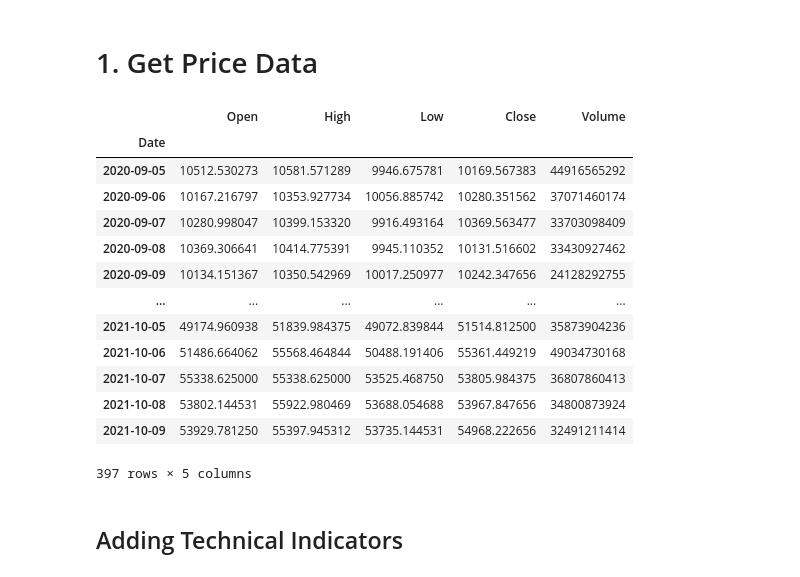
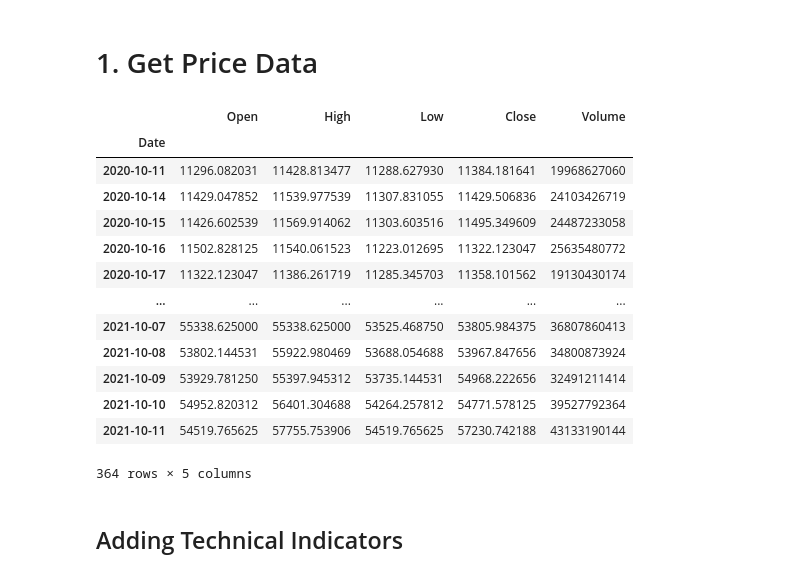
Before and after one commit to marcosan93/Medium-Misc-Tutorials, a Jupyter notebook: Linear-Regression-Crypto.ipynb, the cells around one changed output. Cells and saved outputs as stored; diff of their text form; code cells hidden in the pictures.

```diff
--- a/Linear-Regression-Crypto.ipynb
+++ b/Linear-Regression-Crypto.ipynb
@@ -41,24 +42,24 @@ def getCryptoPrice(ticker="BTC-USD", n_days=1000):
 
     return df
 # %%
-df = getCryptoPrice(ticker="BTC-USD", n_days=400)
+df = getCryptoPrice(ticker="BTC-USD", n_days=365)
 
 df
 # %% [output]
 |  | Open | High | Low | Close | Volume |
 | Date |  |  |  |  |  |
-| 2020-09-05 | 10512.530273 | 10581.571289 | 9946.675781 | 10169.567383 | 44916565292 |
-| 2020-09-06 | 10167.216797 | 10353.927734 | 10056.885742 | 10280.351562 | 37071460174 |
-| 2020-09-07 | 10280.998047 | 10399.153320 | 9916.493164 | 10369.563477 | 33703098409 |
-| 2020-09-08 | 10369.306641 | 10414.775391 | 9945.110352 | 10131.516602 | 33430927462 |
-| 2020-09-09 | 10134.151367 | 10350.542969 | 10017.250977 | 10242.347656 | 24128292755 |
+| 2020-10-11 | 11296.082031 | 11428.813477 | 11288.627930 | 11384.181641 | 19968627060 |
+| 2020-10-14 | 11429.047852 | 11539.977539 | 11307.831055 | 11429.506836 | 24103426719 |
+| 2020-10-15 | 11426.602539 | 11569.914062 | 11303.603516 | 11495.349609 | 24487233058 |
+| 2020-10-16 | 11502.828125 | 11540.061523 | 11223.012695 | 11322.123047 | 25635480772 |
+| 2020-10-17 | 11322.123047 | 11386.261719 | 11285.345703 | 11358.101562 | 19130430174 |
 | ... | ... | ... | ... | ... | ... |
-| 2021-10-05 | 49174.960938 | 51839.984375 | 49072.839844 | 51514.812500 | 35873904236 |
-| 2021-10-06 | 51486.664062 | 55568.464844 | 50488.191406 | 55361.449219 | 49034730168 |
 | 2021-10-07 | 55338.625000 | 55338.625000 | 53525.468750 | 53805.984375 | 36807860413 |
 | 2021-10-08 | 53802.144531 | 55922.980469 | 53688.054688 | 53967.847656 | 34800873924 |
 | 2021-10-09 | 53929.781250 | 55397.945312 | 53735.144531 | 54968.222656 | 32491211414 |
+| 2021-10-10 | 54952.820312 | 56401.304688 | 54264.257812 | 54771.578125 | 39527792364 |
+| 2021-10-11 | 54519.765625 | 57755.753906 | 54519.765625 | 57230.742188 | 43133190144 |
-397 rows × 5 columns
+364 rows × 5 columns
 # %% [markdown]
 ## Adding Technical Indicators
 # %%
```
Also changed, not shown: parts of 16 cells of this notebook.
